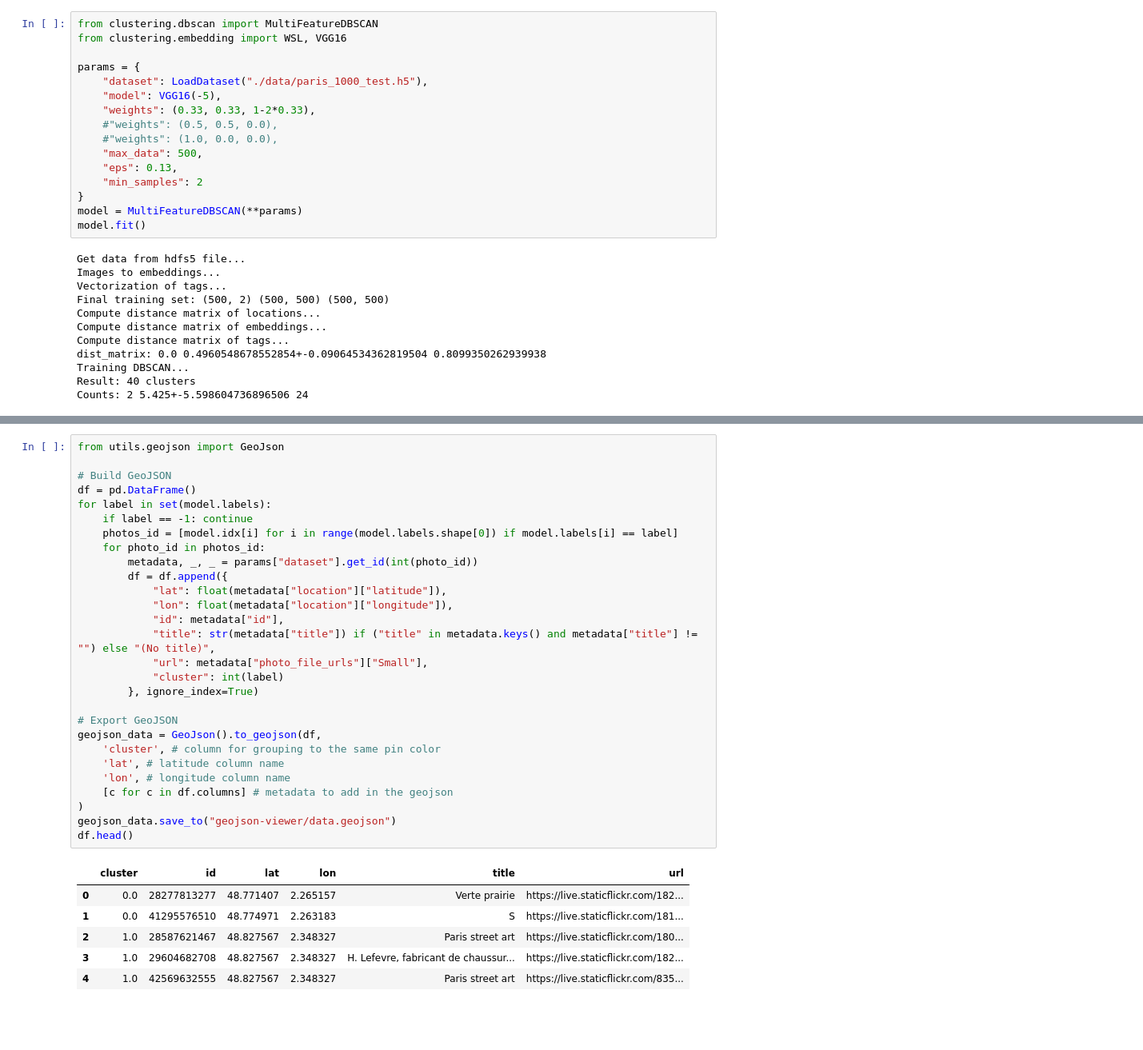
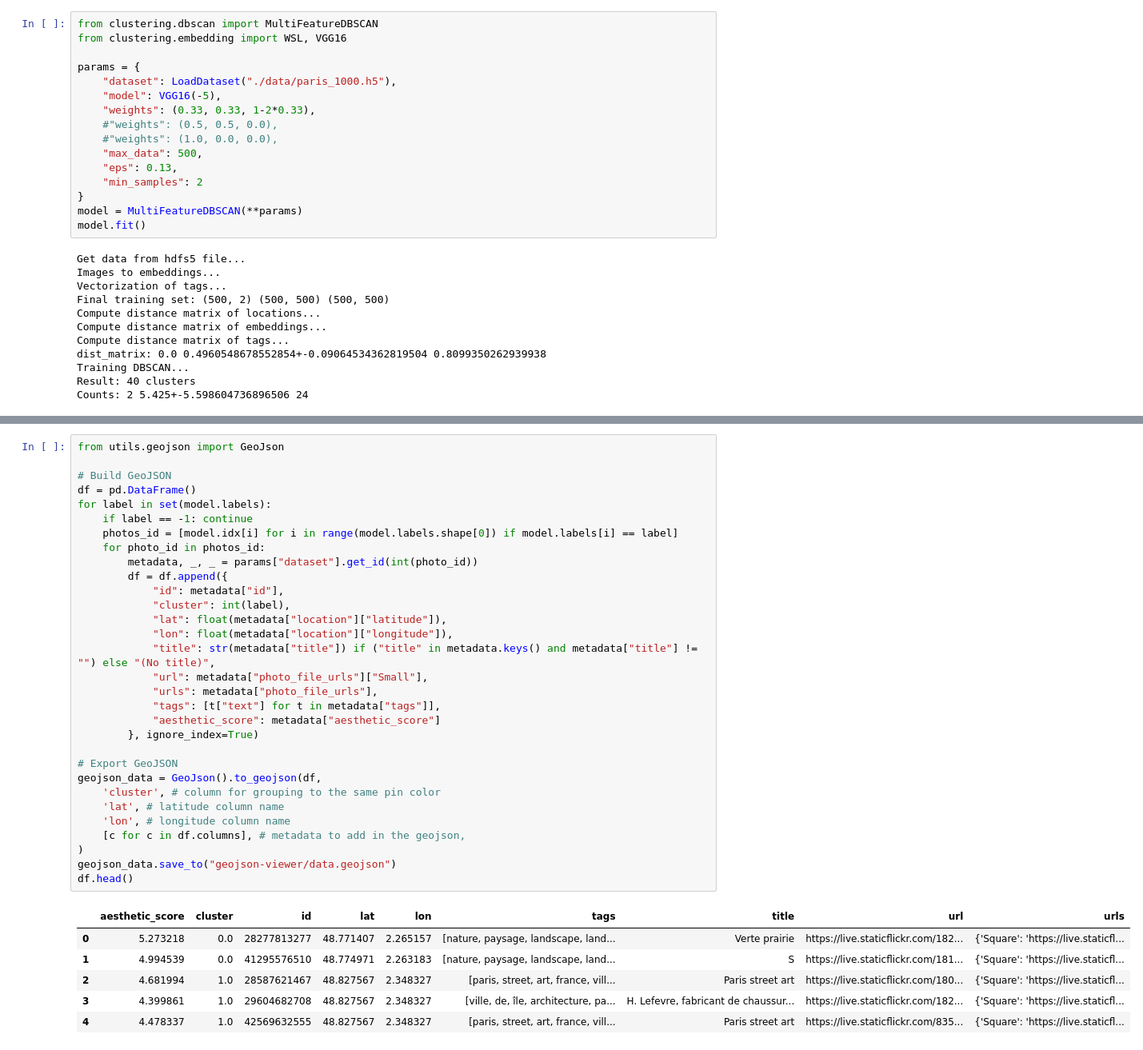
Before and after one commit to sylvainma/Explorify, a Jupyter notebook: explorify/clustering.ipynb, the cells around one changed output, grey strips where cells are left out. Shown at 80% size. Drawn from its saved outputs; the diff is of its cells as text; blank space fills up the shorter version.

```diff
--- a/explorify/clustering.ipynb
+++ b/explorify/clustering.ipynb
@@ -153,7 +153,7 @@ from clustering.dbscan import MultiFeatureDBSCAN
 from clustering.embedding import WSL, VGG16
 
 params = {
-    "dataset": LoadDataset("./data/paris_1000_test.h5"),
+    "dataset": LoadDataset("./data/paris_1000.h5"),
     "model": VGG16(-5),
     "weights": (0.33, 0.33, 1-2*0.33),
     #"weights": (0.5, 0.5, 0.0),
@@ -215,38 +215,41 @@ Embeddings sim: 0.2284114956855774, Tags sim: 1.0000000000000002
 # %%
 from utils.geojson import GeoJson
 
 # Build GeoJSON
 df = pd.DataFrame()
 for label in set(model.labels):
     if label == -1: continue
     photos_id = [model.idx[i] for i in range(model.labels.shape[0]) if model.labels[i] == label]
     for photo_id in photos_id:
         metadata, _, _ = params["dataset"].get_id(int(photo_id))
         df = df.append({
+            "id": metadata["id"],
+            "cluster": int(label),
             "lat": float(metadata["location"]["latitude"]),
             "lon": float(metadata["location"]["longitude"]),
-            "id": metadata["id"],
             "title": str(metadata["title"]) if ("title" in metadata.keys() and metadata["title"] != "") else "(No title)",
             "url": metadata["photo_file_urls"]["Small"],
-            "cluster": int(label)
+            "urls": metadata["photo_file_urls"],
+            "tags": [t["text"] for t in metadata["tags"]],
+            "aesthetic_score": metadata["aesthetic_score"]
         }, ignore_index=True)
 
 # Export GeoJSON
 geojson_data = GeoJson().to_geojson(df,
     'cluster', # column for grouping to the same pin color
     'lat', # latitude column name
     'lon', # longitude column name
-    [c for c in df.columns] # metadata to add in the geojson
+    [c for c in df.columns], # metadata to add in the geojson,
 )
 geojson_data.save_to("geojson-viewer/data.geojson")
 df.head()
 # %% [output]
-|  | cluster | id | lat | lon | title | url |
-| 0 | 0.0 | 28277813277 | 48.771407 | 2.265157 | Verte prairie | https://live.staticflickr.com/182... |
-| 1 | 0.0 | 41295576510 | 48.774971 | 2.263183 | S | https://live.staticflickr.com/181... |
-| 2 | 1.0 | 28587621467 | 48.827567 | 2.348327 | Paris street art | https://live.staticflickr.com/180... |
-| 3 | 1.0 | 29604682708 | 48.827567 | 2.348327 | H. Lefevre, fabricant de chaussur... | https://live.staticflickr.com/182... |
-| 4 | 1.0 | 42569632555 | 48.827567 | 2.348327 | Paris street art | https://live.staticflickr.com/835... |
+|  | aesthetic_score | cluster | id | lat | lon | tags | title | url | urls |
+| 0 | 5.273218 | 0.0 | 28277813277 | 48.771407 | 2.265157 | [nature, paysage, landscape, land... | Verte prairie | https://live.staticflickr.com/182... | {'Square': 'https://live.staticfl... |
+| 1 | 4.994539 | 0.0 | 41295576510 | 48.774971 | 2.263183 | [nature, paysage, landscape, land... | S | https://live.staticflickr.com/181... | {'Square': 'https://live.staticfl... |
+| 2 | 4.681994 | 1.0 | 28587621467 | 48.827567 | 2.348327 | [paris, street, art, france, vill... | Paris street art | https://live.staticflickr.com/180... | {'Square': 'https://live.staticfl... |
+| 3 | 4.399861 | 1.0 | 29604682708 | 48.827567 | 2.348327 | [ville, de, île, architecture, pa... | H. Lefevre, fabricant de chaussur... | https://live.staticflickr.com/182... | {'Square': 'https://live.staticfl... |
+| 4 | 4.478337 | 1.0 | 42569632555 | 48.827567 | 2.348327 | [paris, street, art, france, vill... | Paris street art | https://live.staticflickr.com/835... | {'Square': 'https://live.staticfl... |
 # %% [markdown]
 # Grid Search
 # %%
```
Also changed, not shown: parts of 1 cell of this notebook, 8 other files.
